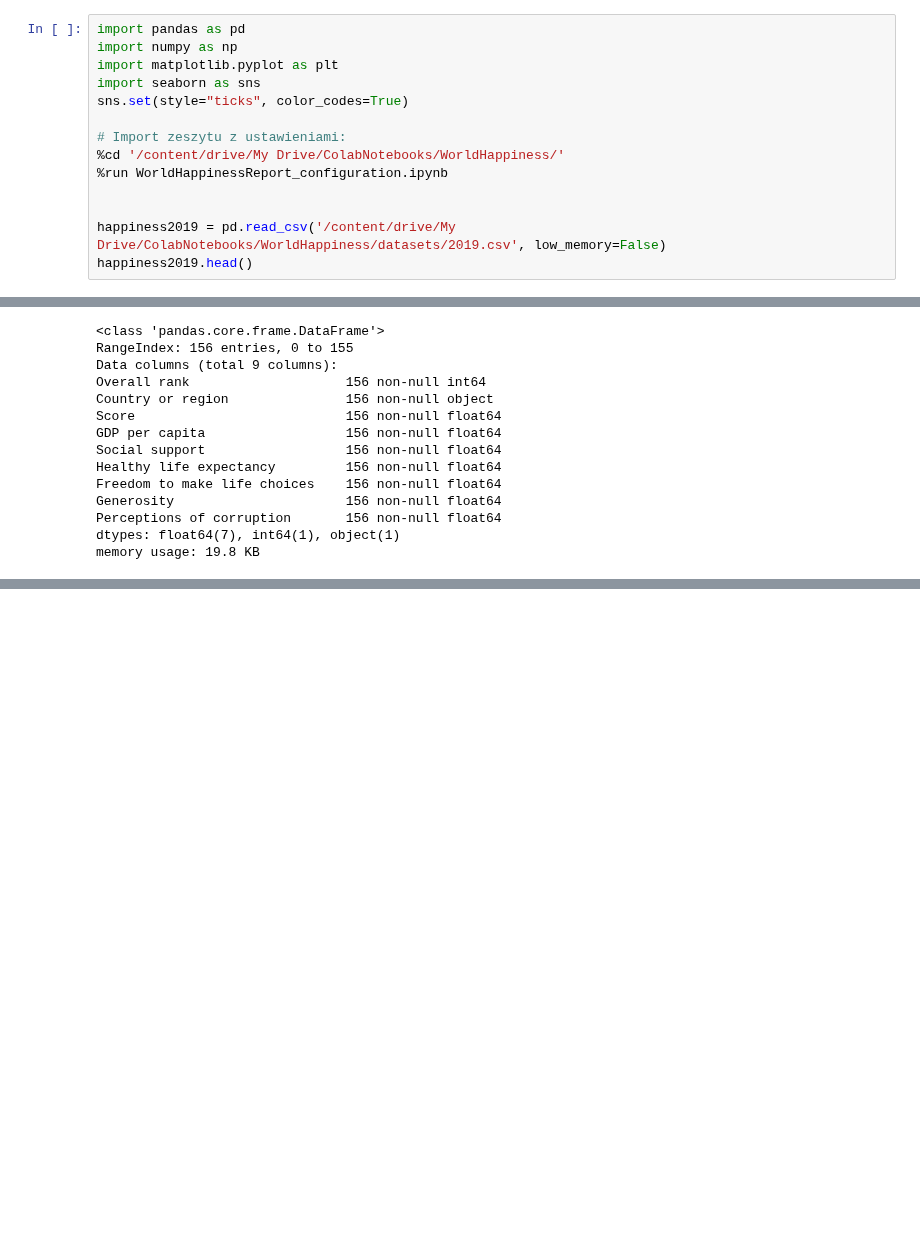
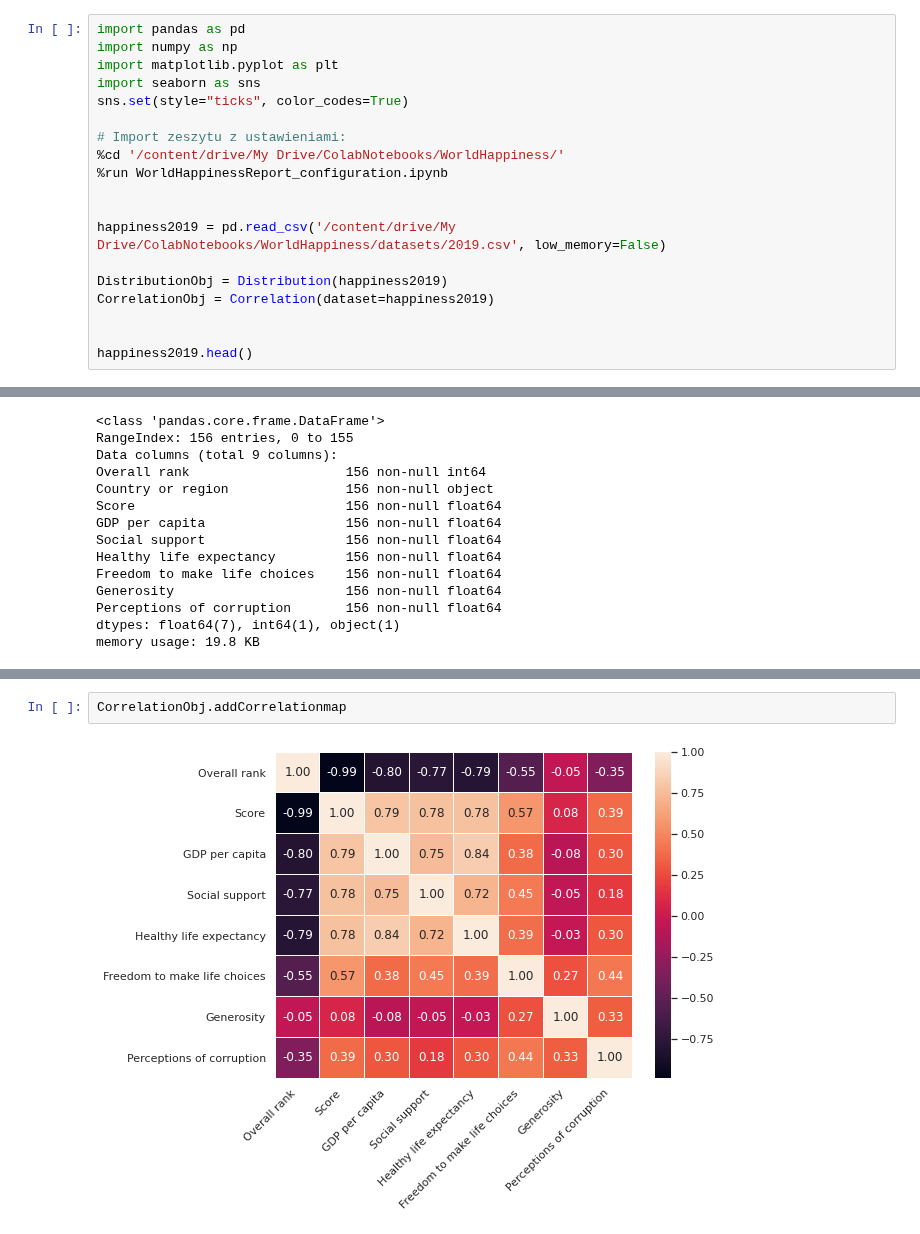
Before and after one commit to ArminD93/WorldHappinessReport, a Jupyter notebook: WorldHappinessReport_2019.ipynb, the cells around one changed output, grey strips where cells are left out. Cells and saved outputs as stored; diff of their text form; blank space fills up the shorter version.

```diff
--- a/WorldHappinessReport_2019.ipynb
+++ b/WorldHappinessReport_2019.ipynb
@@ -13,6 +13,11 @@ sns.set(style="ticks", color_codes=True)
 
 
 happiness2019 = pd.read_csv('/content/drive/My Drive/ColabNotebooks/WorldHappiness/datasets/2019.csv', low_memory=False)
+
+DistributionObj = Distribution(happiness2019)
+CorrelationObj = Correlation(dataset=happiness2019)
+
+
 happiness2019.head()
 # %% [output]
 /content/drive/My Drive/ColabNotebooks/WorldHappiness
@@ -51,3 +56,7 @@ happiness2019.describe()
 | 50% | 78.500000 | 5.379500 | 0.960000 | 1.271500 | 0.789000 | 0.417000 | ... |
 | 75% | 117.250000 | 6.184500 | 1.232500 | 1.452500 | 0.881750 | 0.507250 | ... |
 | max | 156.000000 | 7.769000 | 1.684000 | 1.624000 | 1.141000 | 0.631000 | ... |
+# %%
+CorrelationObj.addCorrelationmap
+# %% [output]
+[figure, added]
```
Also changed, not shown: parts of 2 cells of this notebook.
